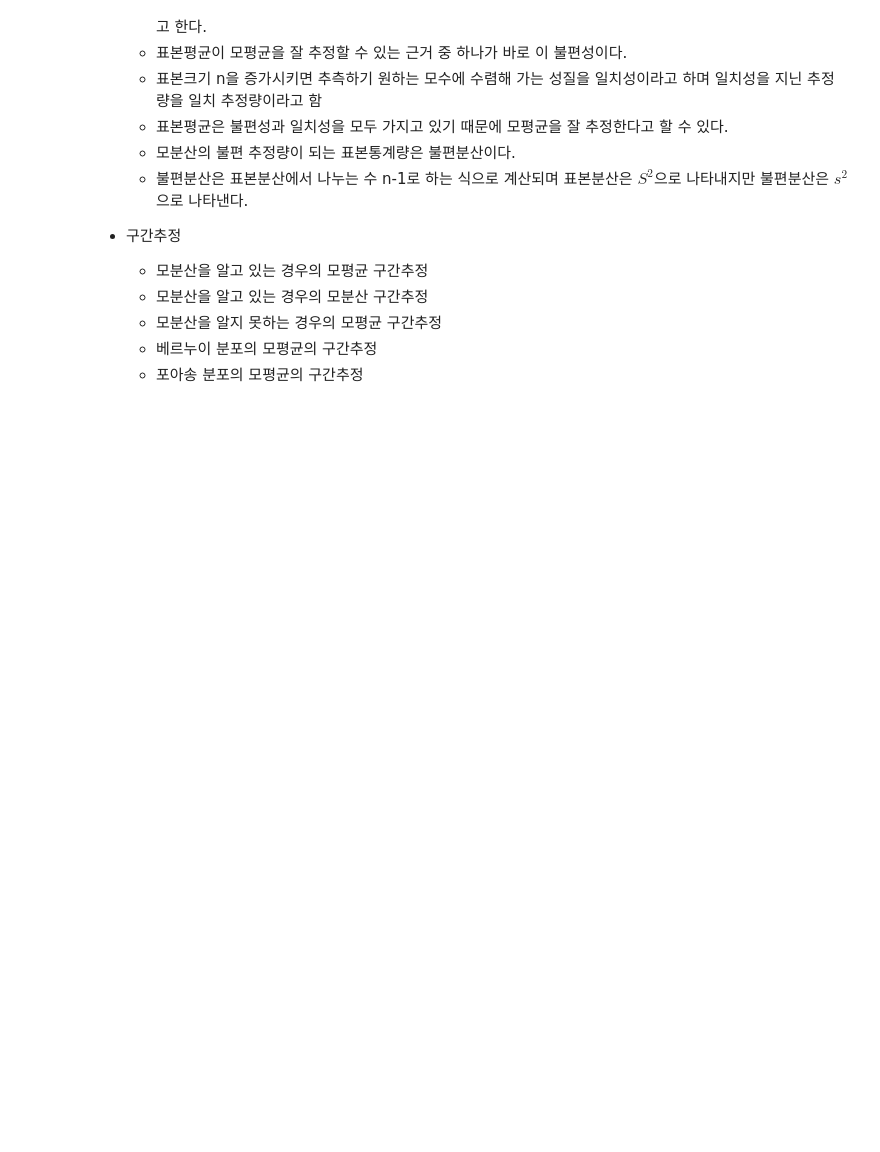
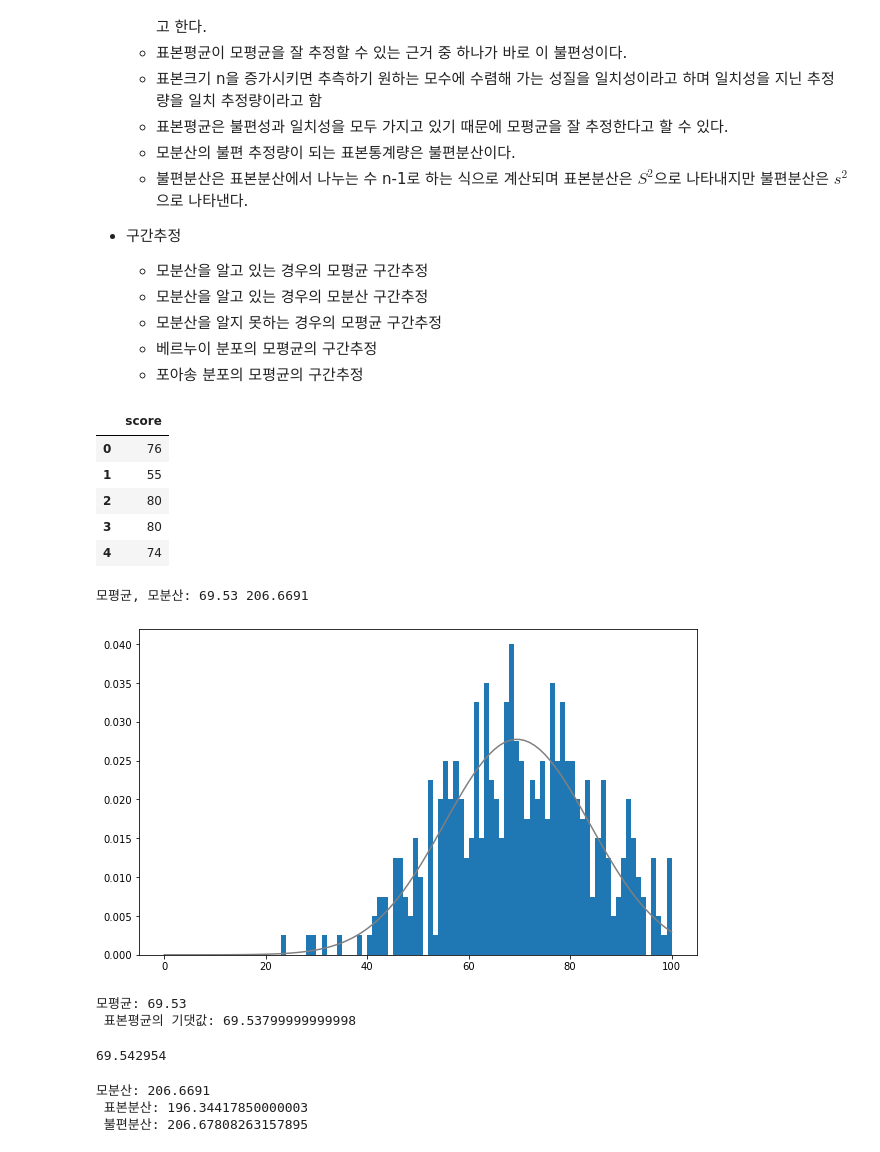
Before and after one commit to HyeonuJeong/Mycakd5, a Jupyter notebook: m3_통계/stat5.ipynb, the cells around one changed output. Saved outputs shown, nothing was run; the diff lists cells and outputs as text; code cells hidden in the pictures; blank space fills up the shorter version.

```diff
--- a/m3_통계/stat5.ipynb
+++ b/m3_통계/stat5.ipynb
@@ -17,5 +17,69 @@
   - 포아송 분포의 모평균의 구간추정
 # %%
 # [과제] 모평균과 모분산의 점추정 사례를 파이썬 코드로 수행하세요.
+# %%
+# 시험점수 데이터 불러오기
+import numpy as np
+import pandas as pd
+import matplotlib.pyplot as plt
+from scipy import stats
+
+df = pd.read_csv('data/ch4_scores400.csv')
+scores = np.array(df['score'])
+display(df.head())
+
+# 모평균과 모분산
+p_mean = np.mean(scores)
+p_var = np.var(scores)
+print('모평균, 모분산:', p_mean, p_var)
+
+# 시험점수 모집단(전교생 시험점수)이 정규분포를 따른다고 가정
+plt.figure(figsize=(10,6))
+xs = np.arange(101)
+rv = stats.norm(p_mean, np.sqrt(p_var))
+plt.plot(xs, rv.pdf(xs), color='gray')
+plt.hist(scores, bins=100, range=(0,100), density=True) # 전체 시험점수 히스토그램
+plt.show()
+
+n = 20
+# 표본 크기가 20인 표본 데이터 1만 개 추출
+# (표본으로 평균과 분산을 어느 저옫의 정확도로 추출할 수 있는지 시뮬레이션)
+np.random.seed(1111)
+n_samples = 10000
+samples = np.random.choice(scores, (n_samples, n))
+
+## 대수의 법칙을 사용하여 기댓값이 모평균인 것을 확인
+sample_means = np.mean(samples, axis=1) # 준비해둔 1만 개의 표본 데이터(n=20) 각각의 표본평균을 구하고
+s_means = np.mean(sample_means)         # 그 표본평균들의 평균(기댓값) 계산
+print('모평균:', p_mean, '\n',
+      '표본평균의 기댓값:', s_means)
+## 표본크기 n을 백만까지 키웠을 때의 표본평균
+np.mean(np.random.choice(scores, int(1e6)))
+# %% [output]
+|  | score |
+| 0 | 76 |
+| 1 | 55 |
+| 2 | 80 |
+| 3 | 80 |
+| 4 | 74 |
+모평균, 모분산: 69.53 206.6691
+[figure, added]
+모평균: 69.53
+ 표본평균의 기댓값: 69.53799999999998
+69.542954
+# %%
+## 표본분산이 모분산의 불편추정량이 되는지 대수의 법칙으로 확인
+sample_vars = np.var(samples, axis=1) # 준비해둔 1만 개의 표본 데이터 각각의 표본분산 구하고
+s_vars = np.mean(sample_vars)         # 표본분산의 평균
+## 불편분산이 모분산의 불편추정량이 되는지 확인
+sample_u_vars = np.var(samples, axis=1, ddof=1)
+u_vars = np.mean(sample_u_vars)
+print('모분산:', p_var, '\n',
+      '표본분산:', s_vars, '\n',
+     '불편분산:', u_vars)
+# %% [output]
+모분산: 206.6691
+ 표본분산: 196.34417850000003
+ 불편분산: 206.67808263157895
 # %%
 # [과제] 모분산을 알지 못할 때 정규분포의 모평균의 구간 추정을 파이썬 코드로 수행하세요.
```
Also changed, not shown: parts of 33 cells of this notebook, 6 other files.
